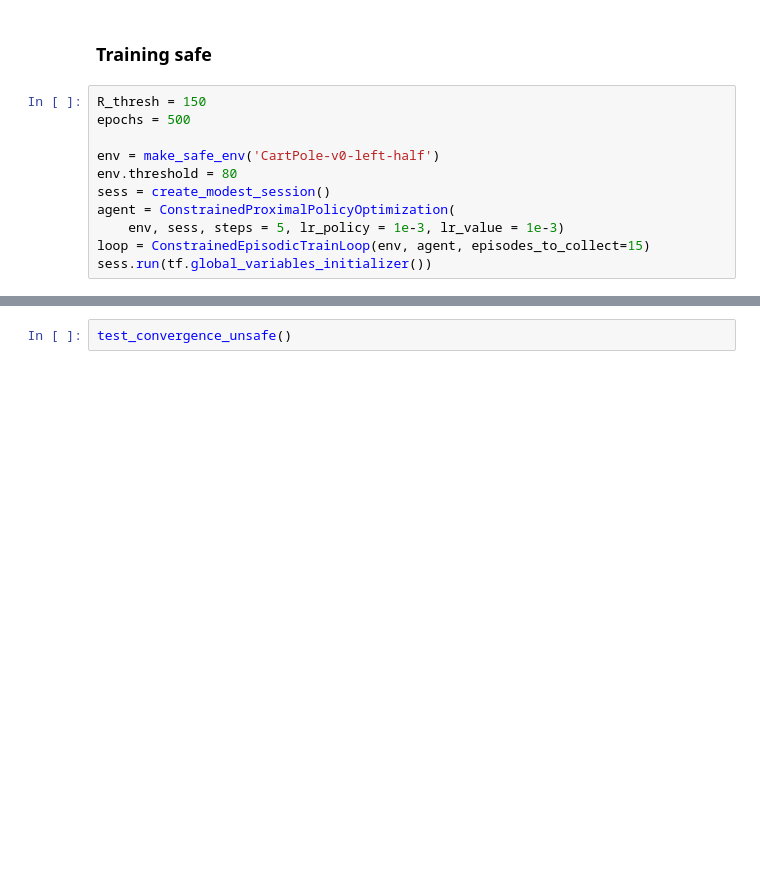
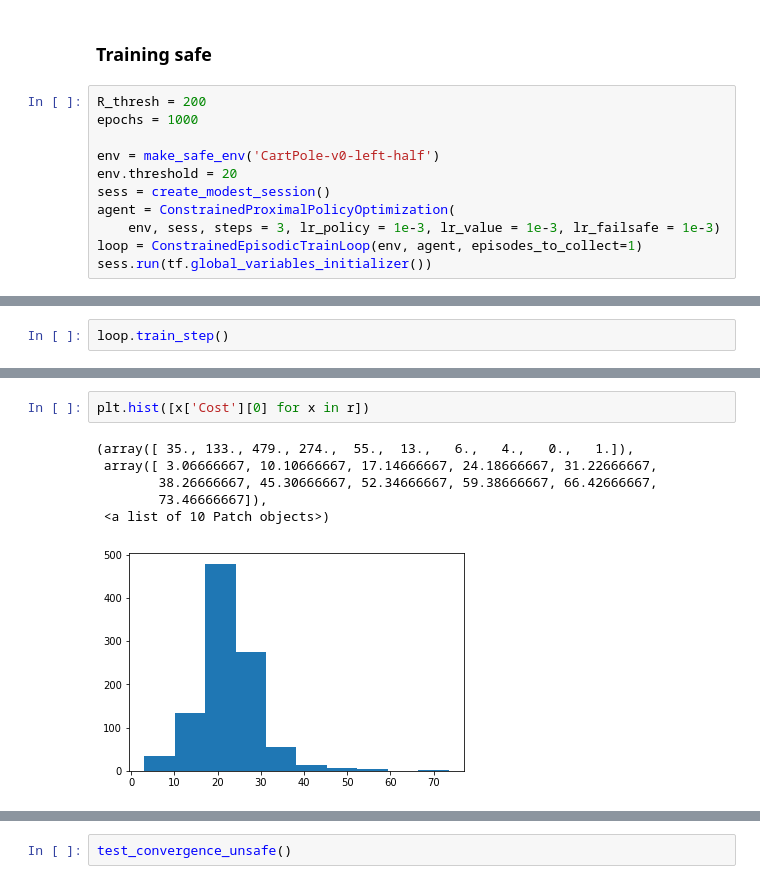
Before and after one commit to sergeivolodin/SafeContinuousStateRL, a Jupyter notebook: cartpole_safety_sppo.ipynb, the cells around one changed output, grey strips where cells are left out. Saved outputs shown, nothing was run; the diff lists cells and outputs as text; blank space fills up the shorter version.

Commit message:
Add failsafe step

```diff
--- a/cartpole_safety_sppo.ipynb
+++ b/cartpole_safety_sppo.ipynb
@@ -56,14 +56,14 @@ r = loop.achieve_reward(200, 1000, plot_every = 30)
 # %% [markdown]
 ### Training safe
 # %%
-R_thresh = 150
-epochs = 500
+R_thresh = 200
+epochs = 1000
 
 env = make_safe_env('CartPole-v0-left-half')
-env.threshold = 80
+env.threshold = 20
 sess = create_modest_session()
 agent = ConstrainedProximalPolicyOptimization(
-    env, sess, steps = 5, lr_policy = 1e-3, lr_value = 1e-3)
-loop = ConstrainedEpisodicTrainLoop(env, agent, episodes_to_collect=15)
+    env, sess, steps = 3, lr_policy = 1e-3, lr_value = 1e-3, lr_failsafe = 1e-3)
+loop = ConstrainedEpisodicTrainLoop(env, agent, episodes_to_collect=1)
 sess.run(tf.global_variables_initializer())
 # %%
@@ -70,0 +77,2 @@ agent.track_metrics([tf.linalg.norm(agent.t_delta_proj_len, name = 'proj_step'),
+# %%
+loop.train_step()
@@ -81,0 +102,9 @@ r = loop.achieve_reward(R_thresh=R_thresh, max_epochs=epochs, plot_every=30)
+# %%
+plt.hist([x['Cost'][0] for x in r])
+# %% [output]
+(array([ 35., 133., 479., 274.,  55.,  13.,   6.,   4.,   0.,   1.]),
+ array([ 3.06666667, 10.10666667, 17.14666667, 24.18666667, 31.22666667,
+        38.26666667, 45.30666667, 52.34666667, 59.38666667, 66.42666667,
+        73.46666667]),
+ <a list of 10 Patch objects>)
+[figure, added]
```
Also changed, not shown: parts of 6 cells of this notebook, 3 other files.
